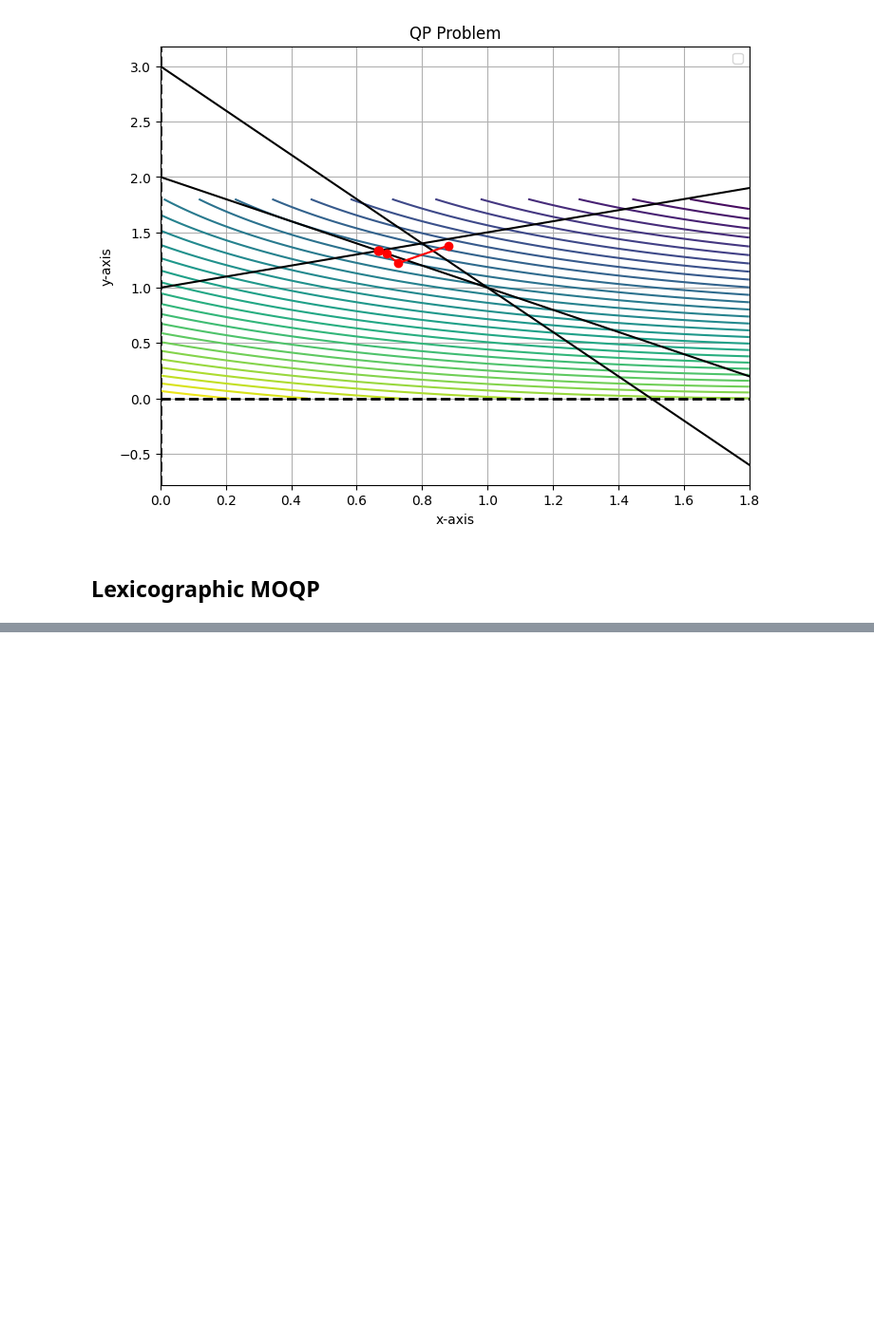
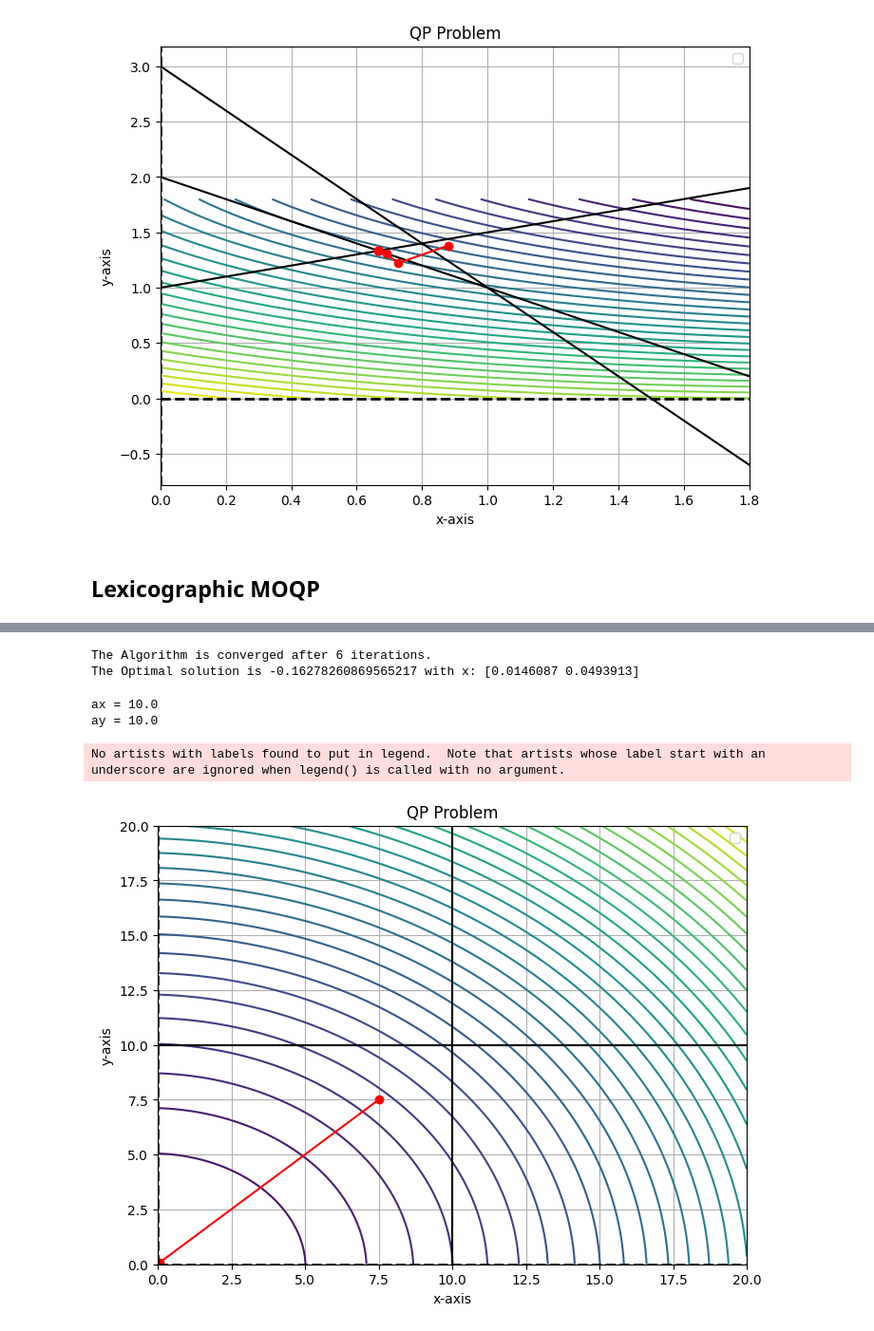
Before and after one commit to balditommaso/primal-dual-interior-point, a Jupyter notebook: test.ipynb, the cells around one changed output, grey strips where cells are left out. Shown at 95% size. Cells and saved outputs as stored; diff of their text form; code cells hidden in the pictures; blank space fills up the shorter version.

Commit message:
Start working on lexicographic problem

```diff
--- a/test.ipynb
+++ b/test.ipynb
@@ -131,3 +131,24 @@ No artists with labels found to put in legend.  Note that artists whose label st
 [figure]
 # %% [markdown]
 ## Lexicographic MOQP
+# %%
+# QP problem
+Q = np.array(
+    [
+        [ 120, 5],
+        [ 5, 120]
+    ], dtype=np.float64)
+A = np.array(
+    [[ 1,  0],
+     [ 0,  1]], dtype=np.float64)
+b = np.array([10, 10], dtype=np.float64)
+c = np.array([-2, -6], dtype=np.float64)
+
+# standard form
+A_std = np.hstack([A, np.eye(A.shape[0])])
+c_std = np.concatenate((c, np.zeros((A.shape[0],))))
+Q_std = np.pad(Q, (0, A.shape[0]), 'constant', constant_values=0)
+
+QP = QPProblem(A_std, b, c_std, Q_std)
+# %%
+x, lam, s, converge, n_iter, steps = QP.internal_point(tolerance=1e-8)
@@ -133,0 +173,18 @@ No artists with labels found to put in legend.  Note that artists whose label st
+# %%
+if converge:
+    x = x[:A.shape[1]]
+    solution = np.sum(x @ c + 0.5 * x.T @ Q @ x)
+    print(f'The Algorithm is converged after {n_iter} iterations.\n' \
+          f'The Optimal solution is {solution} with x: {x}')
+else:
+    print("The Algorithm is not converged to a solution!")
+# %% [output]
+The Algorithm is converged after 6 iterations.
+The Optimal solution is -0.16278260869565217 with x: [0.0146087 0.0493913]
+# %%
+plot_QP(A, b, c, Q, steps, max_scale=20)
+# %% [output]
+ax = 10.0
+ay = 10.0
+No artists with labels found to put in legend.  Note that artists whose label start with an underscore are ignored when legend() is called with no argument.
+[figure, added]
```
Also changed, not shown: parts of 1 cell of this notebook, 1 other file.
